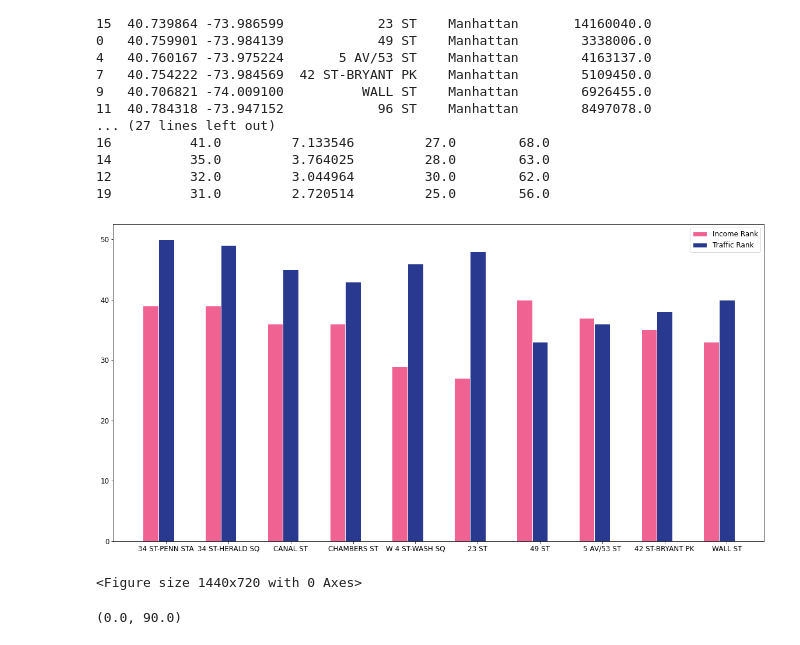
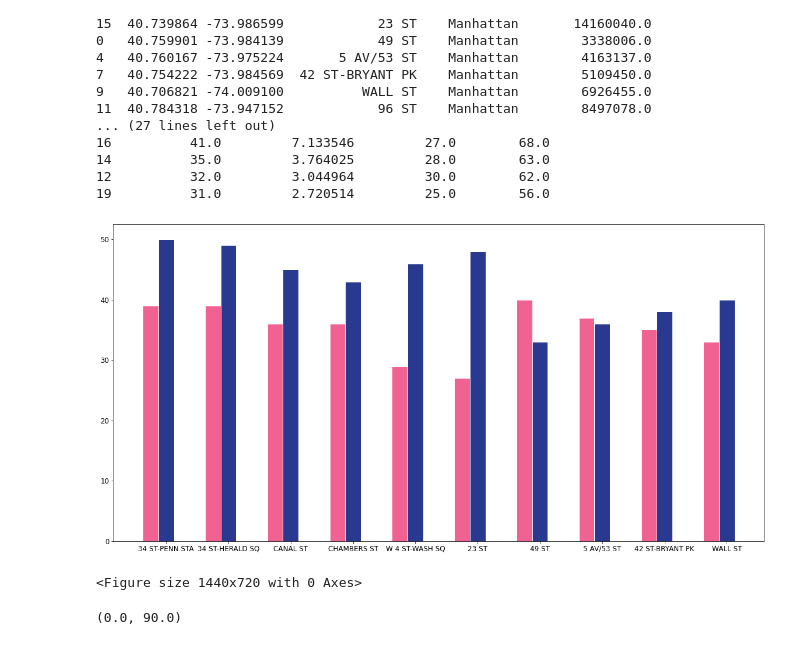
Before and after one commit to racheldilley1/mta-project-1, a Jupyter notebook: Proj2.ipynb, the cells around one changed output. Saved outputs shown, nothing was run; the diff lists cells and outputs as text; code cells hidden in the pictures.

```diff
--- a/Proj2.ipynb
+++ b/Proj2.ipynb
@@ -538,35 +538,35 @@ print(top_50_df)
 # %%
 barWidth = 0.25
 
 # set height of bar
 #bars1 = [12, 30, 1, 8, 22]
 #bars2 = [28, 6, 16, 5, 10]
 #bars3 = [29, 3, 24, 25, 17]
 
 # Set position of bar on X axis
 r1 = np.arange(len(top10_rank_df['Rank_Income']))
 r2 = [x + barWidth for x in r1]
 #r3 = [x + barWidth for x in r2]
 
 # Make the plot
 plt.bar(r1,top10_rank_df['Rank_Income'], color= '#f06292', width=barWidth, edgecolor='white', label='Income Rank')
 plt.bar(r2, top10_rank_df['Rank_Traffic'], color='#2a3990', width=barWidth, edgecolor='white', label='Traffic Rank')
 #plt.bar(r3, bars3, color='#2d7f5e', width=barWidth, edgecolor='white', label='var3')
 
 # Add xticks on the middle of the group bars
 #plt.xlabel('group', fontweight='bold')
 plt.xticks([r + barWidth for r in range(len(top10_rank_df['Rank_Income']))], top10_rank_df['STATION'])
 
 plt.rcParams['font.size']= 12
-plt.legend()
+#plt.legend()
 plt.show()
 
 #plt.ylabel("Rank",fontsize=18)
 #plt.title("Top 10 Stations with Highest Incomes",fontsize=27)
 
 plt.savefig('top10_rank_bar.png', dpi=300)
 # %% [output]
-[figure, old version]
+[figure, new version]
 <Figure size 1440x720 with 0 Axes>
 # %%
 top10_rank_df = top_50_df.head(10)
```
Also changed, not shown: 1 other file.
